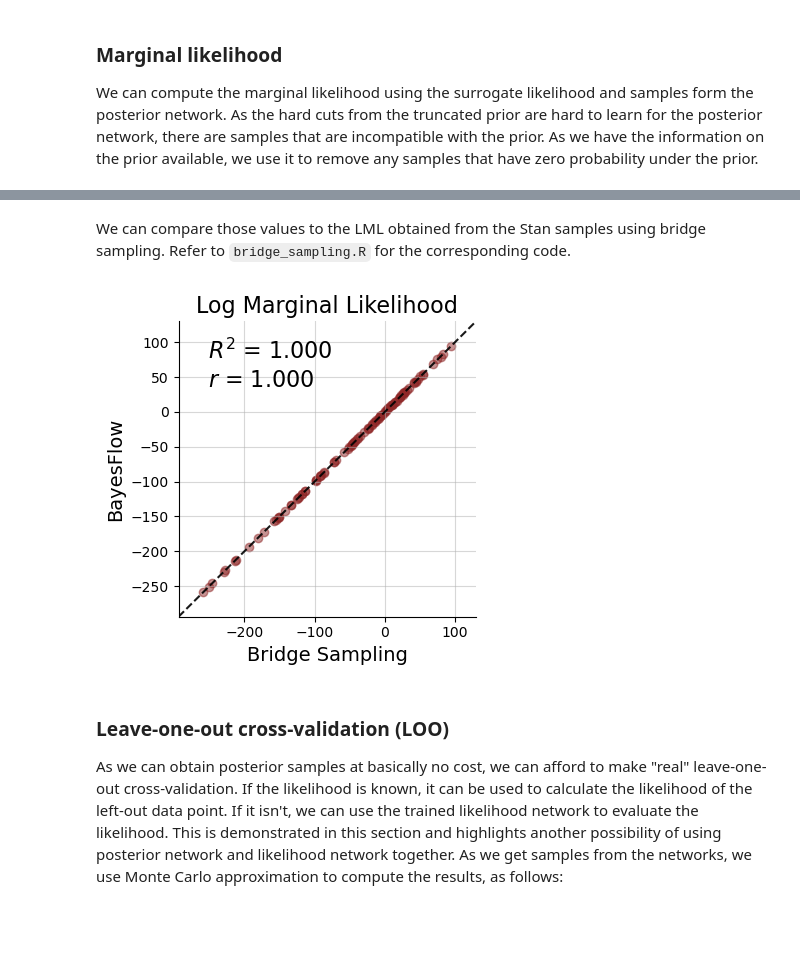
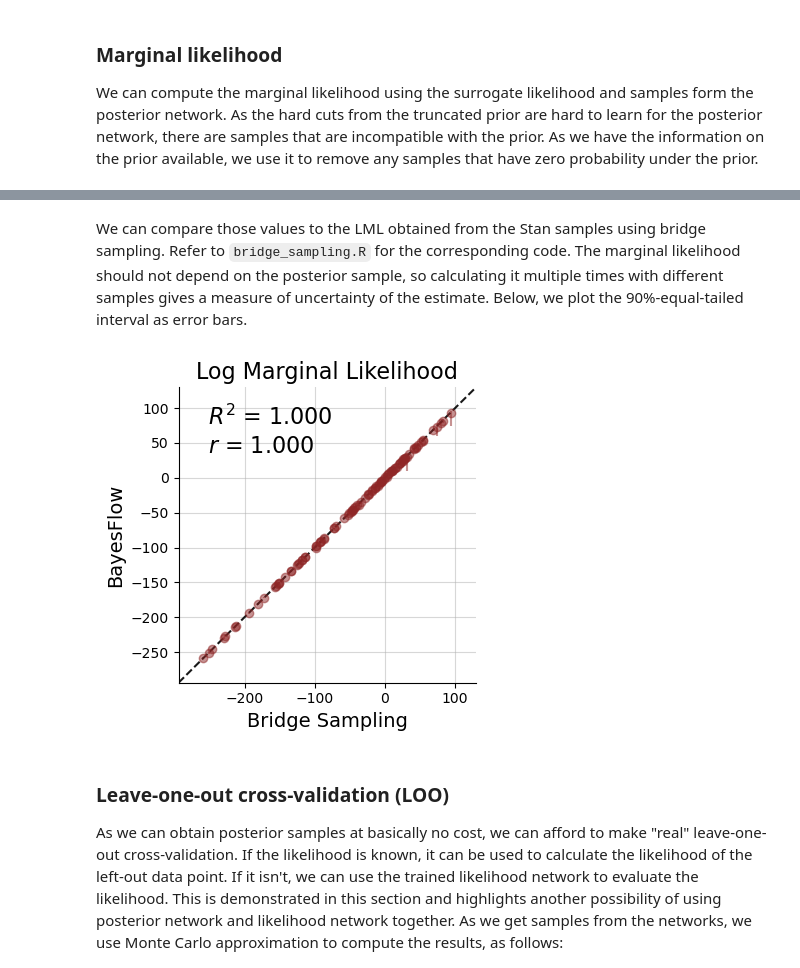
Before and after one commit to bayesflow-org/JANA-Paper, a Jupyter notebook: experiments/diffusion_model/01_joint.ipynb, the cells around one changed output, grey strips where cells are left out. Drawn from its saved outputs; the diff is of its cells as text; code cells hidden in the pictures; blank space fills up the shorter version.

Commit message:
Diffusion model: Added uncertainty to LML plot

```diff
--- a/experiments/diffusion_model/01_joint.ipynb
+++ b/experiments/diffusion_model/01_joint.ipynb
@@ -256,8 +256,8 @@ To see whether the model is able to recover the parameters given the simulated d
 To summarise the posterior distribution, we use the median and a 90%-equal-tailed interval. We define the latter as a function for easier access:
 # %%
 def equal_tailed(data, axis, alpha=0.1):
-    return np.abs(np.quantile(data, [alpha/2, 1-alpha/2], axis=axis)
-                  - np.median(data, axis=axis))
+    return np.abs(np.nanquantile(data, [alpha/2, 1-alpha/2], axis=axis)
+                  - np.nanmedian(data, axis=axis))
 # %%
 f = plot_recovery(post_samples_sim[:N_REC], prior_samples[:N_REC], param_names=param_names,
                   point_agg=np.median, uncertainty_agg=equal_tailed)
@@ -473,15 +473,19 @@ def marginal_likelihood(x_single, prior_dist, amortized_posterior, amortized_lik
 
     # Approximate marginal log likelihood
     approx_marg_liks = approx_log_likelihood.sum(axis=-1) + prior_lpdf - approx_post_lpdf
-    # average
-    approx_marg_lik = tfp.math.reduce_logmeanexp(approx_marg_liks)
-    return approx_marg_lik
+    return approx_marg_liks
 # %%
 N_LML = 100
-marginal_likelihoods = np.zeros((N_LML))
+N_SAMPLES = 2000
+# initialize as nan, as some samples might be rejected due to
+# prior probability of zero
+marginal_likelihoods = np.full((N_LML, N_SAMPLES), np.nan)
 for i in range(N_LML):
     print(f"{i+1:03}/{N_LML:03}\r", end="")
     x_single = val_dict['likelihood_inputs']['observables'][i]
-    marginal_likelihoods[i] = marginal_likelihood(x_single, prior_dist, amortized_posterior,
-                                                  amortized_likelihood, warn_excluded=False)
+    lml = marginal_likelihood(
+        x_single, prior_dist, amortized_posterior,
+        amortized_likelihood, warn_excluded=False,
+        num_samples_posterior = N_SAMPLES)
+    marginal_likelihoods[i, :len(lml)] = lml
 # %% [output]
@@ -493,18 +493,19 @@ WARNING:tensorflow:6 out of the last 607 calls to <function InvertibleNetwork.fo
 # %% [markdown]
-We can compare those values to the LML obtained from the Stan samples using bridge sampling. Refer to `bridge_sampling.R` for the corresponding code.
+We can compare those values to the LML obtained from the Stan samples using bridge sampling. Refer to `bridge_sampling.R` for the corresponding code. The marginal likelihood should not depend on the posterior sample, so calculating it multiple times with different samples gives a measure of uncertainty of the estimate. Below, we plot the 90%-equal-tailed interval as error bars.
 # %%
 # Load values calculated with `loo` and `bridge_sampling`
 bridge_sampling = pd.read_csv("assets/bmc_results_100.csv", sep=" ")
 # %%
 from plotting_functions import compare_point_estimates
 f = compare_point_estimates(bridge_sampling['LML'][:N_LML].to_numpy()[:, np.newaxis],
-                      marginal_likelihoods[:, np.newaxis],
-                      label_x = "Bridge Sampling", label_y="BayesFlow",
-                      param_names=["Log Marginal Likelihood"]
-                     )
+                            np.nanmedian(marginal_likelihoods, axis=1)[:,np.newaxis],
+                            u_y=equal_tailed(marginal_likelihoods, axis=1)[:,:,np.newaxis],
+                            label_x = "Bridge Sampling", label_y="BayesFlow",
+                            param_names=["Log Marginal Likelihood"]
+                            )
 if save_figs: f.savefig(f'{fig_path}/LML_comparison.pdf', dpi=300)
 # %% [output]
-[figure, old version]
+[figure, new version]
 # %% [markdown]
 ### Leave-one-out cross-validation (LOO)
 As we can obtain posterior samples at basically no cost, we can afford to make "real" leave-one-out cross-validation. If the likelihood is known, it can be used to calculate the likelihood of the left-out data point. If it isn't, we can use the trained likelihood network to evaluate the likelihood. This is demonstrated in this section and highlights another possibility of using posterior network and likelihood network together. As we get samples from the networks, we use Monte Carlo approximation to compute the results, as follows:
```
Also changed, not shown: parts of 9 cells of this notebook, 1 other file.
